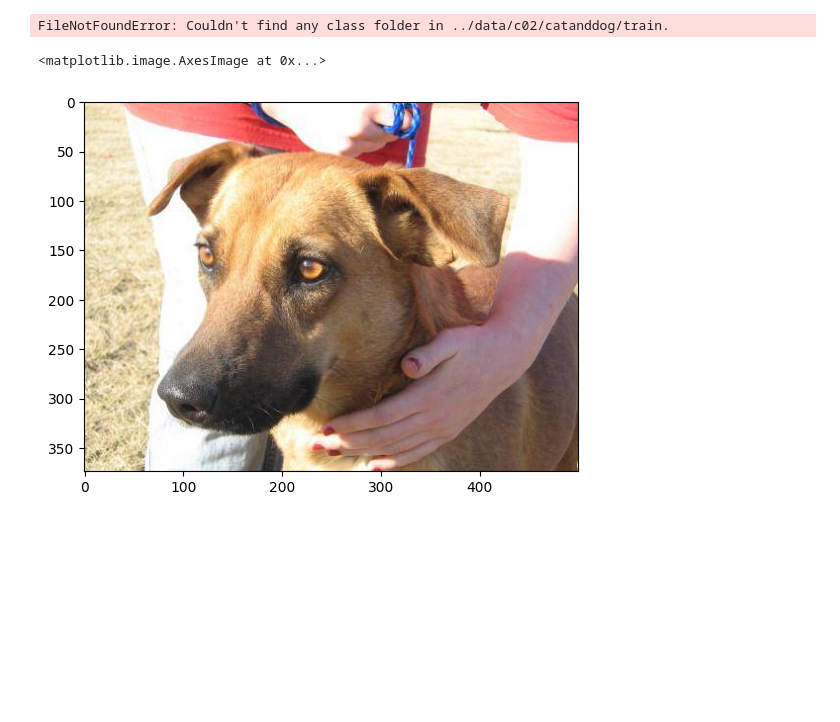
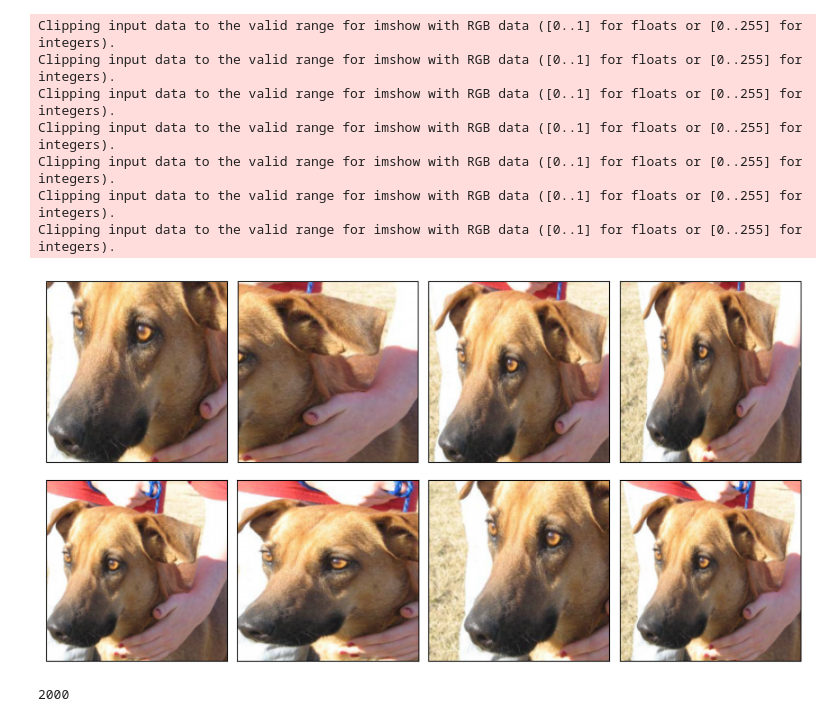
Before and after one commit to lee-seongdong/dl-study, a Jupyter notebook: dl-study-venv/c02_02_cnn_transfer_learning.ipynb, the cells around one changed output. Cells and saved outputs as stored; diff of their text form; code cells hidden in the pictures; blank space fills up the shorter version.

```diff
--- a/dl-study-venv/c02_02_cnn_transfer_learning.ipynb
+++ b/dl-study-venv/c02_02_cnn_transfer_learning.ipynb
@@ -22,5 +103,41 @@ c:\Users\USER\Documents\dl-study\dl-study-venv
+# %%
+def show_images(imgs, num_rows, num_cols, scale=2):
+    aspect_ratio = imgs[0].shape[0] / imgs[0].shape[1]
+    figsize = (num_cols * scale, num_rows * scale * aspect_ratio)
+    _, axes = plt.subplots(num_rows, num_cols, figsize=figsize)
+    for i in range(num_rows):
+        for j in range(num_cols):
+            axes[i][j].imshow(imgs[i * num_cols + j])
+            axes[i][j].axes.get_xaxis().set_visible(False)
+            axes[i][j].axes.get_yaxis().set_visible(False)
+    plt.subplots_adjust(hspace=0.1, wspace=0)
+    return axes
+
+def apply(img, aug, num_rows=2, num_cols=4, scale=3):
+    if not isinstance(img, torch.Tensor):
+        img = F.to_tensor(img)
+
+    Y = [aug(img) for _ in range(num_rows * num_cols)]  #    cnn shape : c, h, w
+    Y_plot = list(map(lambda x: x.permute(1, 2, 0), Y)) # pyplot shape : h, w, c
+    show_images(Y_plot, num_rows, num_cols, scale)
+
+
+img = cv2.imread('../data/c02/catanddog/train/dog.123.jpg')
+img = cv2.cvtColor(img, cv2.COLOR_BGR2RGB)
+
+shape_aug = transforms.RandomResizedCrop(size=(200, 200), scale=(0.1, 1), ratio=(0.5, 2))
+apply(img, shape_aug)
+# %% [output]
+Clipping input data to the valid range for imshow with RGB data ([0..1] for floats or [0..255] for integers).
+Clipping input data to the valid range for imshow with RGB data ([0..1] for floats or [0..255] for integers).
+Clipping input data to the valid range for imshow with RGB data ([0..1] for floats or [0..255] for integers).
+Clipping input data to the valid range for imshow with RGB data ([0..1] for floats or [0..255] for integers).
+Clipping input data to the valid range for imshow with RGB data ([0..1] for floats or [0..255] for integers).
+Clipping input data to the valid range for imshow with RGB data ([0..1] for floats or [0..255] for integers).
+Clipping input data to the valid range for imshow with RGB data ([0..1] for floats or [0..255] for integers).
+[figure, added]
 # %%
-data_path = '../data/c02/catanddog/train'
+data_path = '../data/c02/catanddog'
 
 
 transform = transforms.Compose([
@@ -34,13 +151,4 @@ train_loader = DataLoader(train_dataset, batch_size=32, num_workers=8, shuffle=T
 
 print(len(train_dataset))
 # %% [output]
-FileNotFoundError: Couldn't find any class folder in ../data/c02/catanddog/train.
+2000
-# %%
-img = cv2.imread('../data/c02/catanddog/train/dog.123.jpg')
-img = cv2.cvtColor(img, cv2.COLOR_BGR2RGB)
-
-#show iage
-plt.imshow(img)
-# %% [output]
-<matplotlib.image.AxesImage at 0x...>
-[figure, removed]
```
Also changed, not shown: parts of 4 cells of this notebook, 1 other file.
